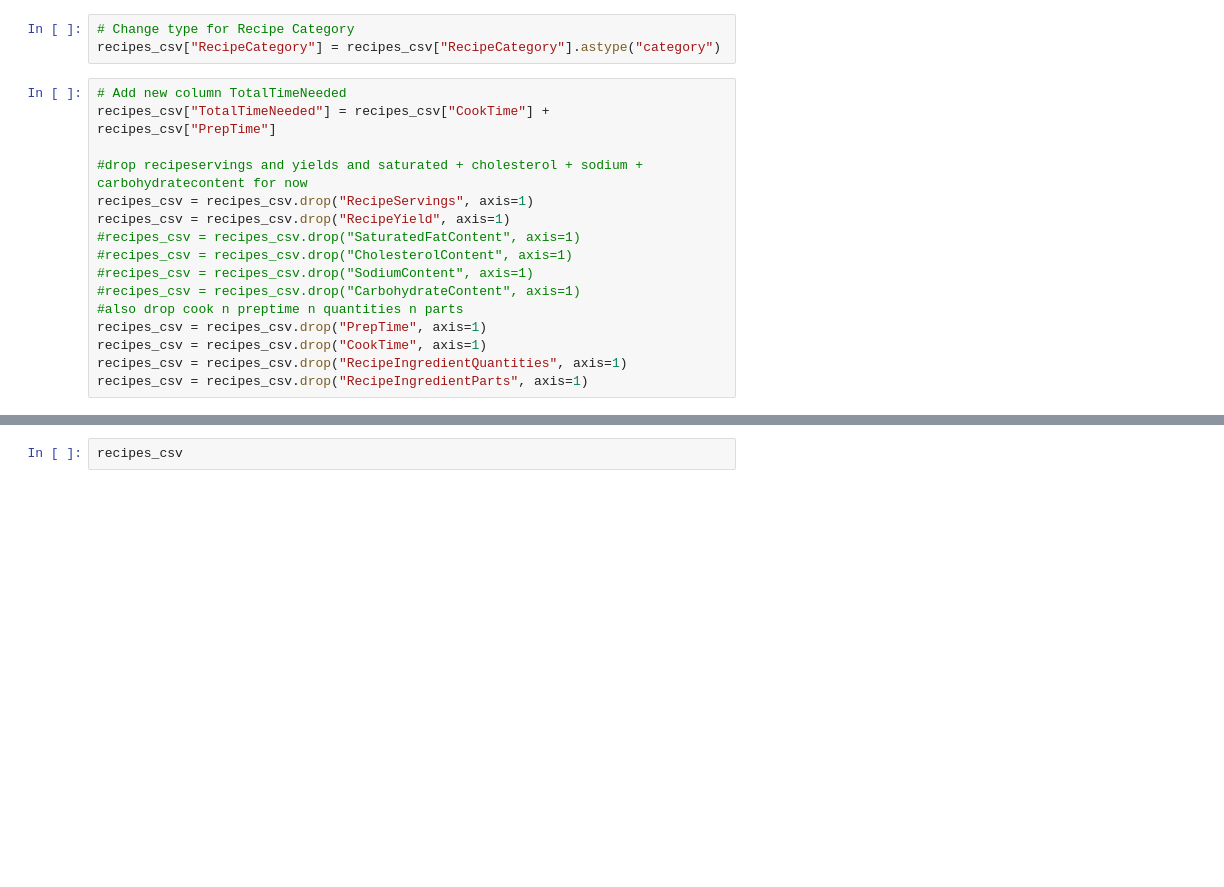
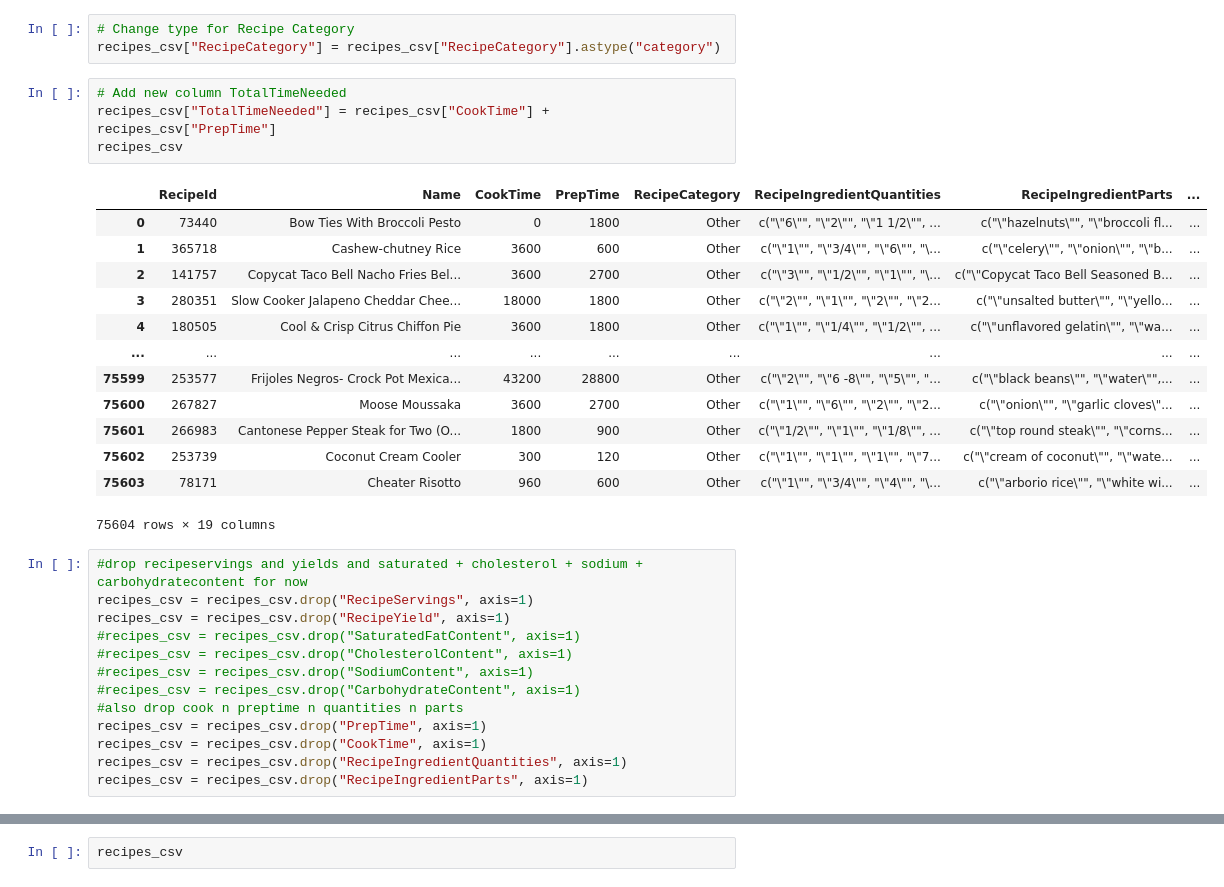
Before and after one commit to MittmannM/AnalyticsCupTUM, a Jupyter notebook: AC.ipynb, the cells around one changed output, grey strips where cells are left out. Saved outputs shown, nothing was run; the diff lists cells and outputs as text; blank space fills up the shorter version.

```diff
--- a/AC.ipynb
+++ b/AC.ipynb
@@ -73,10 +76,25 @@ diet_csv
 # %%
 # Change type for Recipe Category
 recipes_csv["RecipeCategory"] = recipes_csv["RecipeCategory"].astype("category")
+# %%
+# Add new column TotalTimeNeeded
+recipes_csv["TotalTimeNeeded"] = recipes_csv["CookTime"] + recipes_csv["PrepTime"]
+recipes_csv
+# %% [output]
+|  | RecipeId | Name | CookTime | PrepTime | RecipeCategory | RecipeIngredientQuantities | RecipeIngredientParts | ... |
+| 0 | 73440 | Bow Ties With Broccoli Pesto | 0 | 1800 | Other | c("\"6\"", "\"2\"", "\"1 1/2\"", ... | c("\"hazelnuts\"", "\"broccoli fl... | ... |
+| 1 | 365718 | Cashew-chutney Rice | 3600 | 600 | Other | c("\"1\"", "\"3/4\"", "\"6\"", "\... | c("\"celery\"", "\"onion\"", "\"b... | ... |
+| 2 | 141757 | Copycat Taco Bell Nacho Fries Bel... | 3600 | 2700 | Other | c("\"3\"", "\"1/2\"", "\"1\"", "\... | c("\"Copycat Taco Bell Seasoned B... | ... |
+| 3 | 280351 | Slow Cooker Jalapeno Cheddar Chee... | 18000 | 1800 | Other | c("\"2\"", "\"1\"", "\"2\"", "\"2... | c("\"unsalted butter\"", "\"yello... | ... |
+| 4 | 180505 | Cool & Crisp Citrus Chiffon Pie | 3600 | 1800 | Other | c("\"1\"", "\"1/4\"", "\"1/2\"", ... | c("\"unflavored gelatin\"", "\"wa... | ... |
+| ... | ... | ... | ... | ... | ... | ... | ... | ... |
+| 75599 | 253577 | Frijoles Negros- Crock Pot Mexica... | 43200 | 28800 | Other | c("\"2\"", "\"6 -8\"", "\"5\"", "... | c("\"black beans\"", "\"water\"",... | ... |
+| 75600 | 267827 | Moose Moussaka | 3600 | 2700 | Other | c("\"1\"", "\"6\"", "\"2\"", "\"2... | c("\"onion\"", "\"garlic cloves\"... | ... |
+| 75601 | 266983 | Cantonese Pepper Steak for Two (O... | 1800 | 900 | Other | c("\"1/2\"", "\"1\"", "\"1/8\"", ... | c("\"top round steak\"", "\"corns... | ... |
+| 75602 | 253739 | Coconut Cream Cooler | 300 | 120 | Other | c("\"1\"", "\"1\"", "\"1\"", "\"7... | c("\"cream of coconut\"", "\"wate... | ... |
+| 75603 | 78171 | Cheater Risotto | 960 | 600 | Other | c("\"1\"", "\"3/4\"", "\"4\"", "\... | c("\"arborio rice\"", "\"white wi... | ... |
+75604 rows × 19 columns
 # %%
-# Add new column TotalTimeNeeded
-recipes_csv["TotalTimeNeeded"] = recipes_csv["CookTime"] + recipes_csv["PrepTime"]
-
 #drop recipeservings and yields and saturated + cholesterol + sodium + carbohydratecontent for now
 recipes_csv = recipes_csv.drop("RecipeServings", axis=1)
 recipes_csv = recipes_csv.drop("RecipeYield", axis=1)
```
Also changed, not shown: parts of 13 cells of this notebook.
